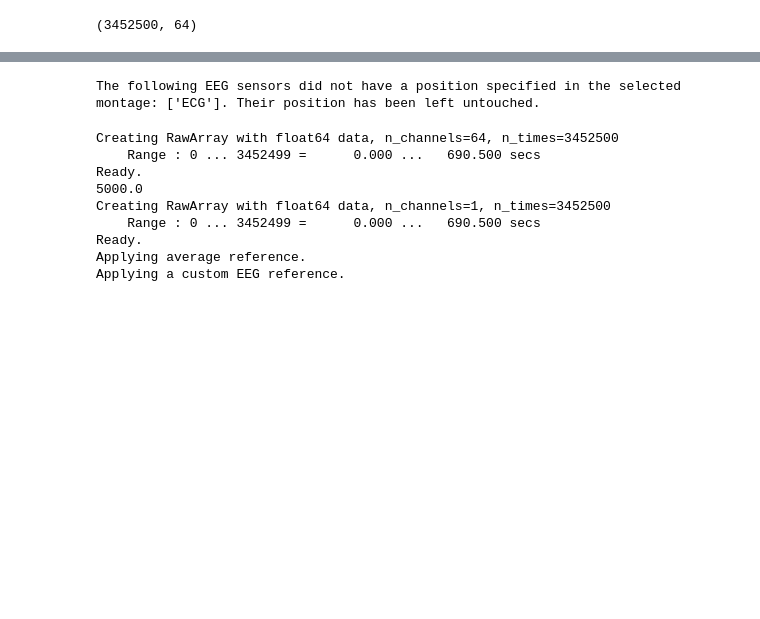
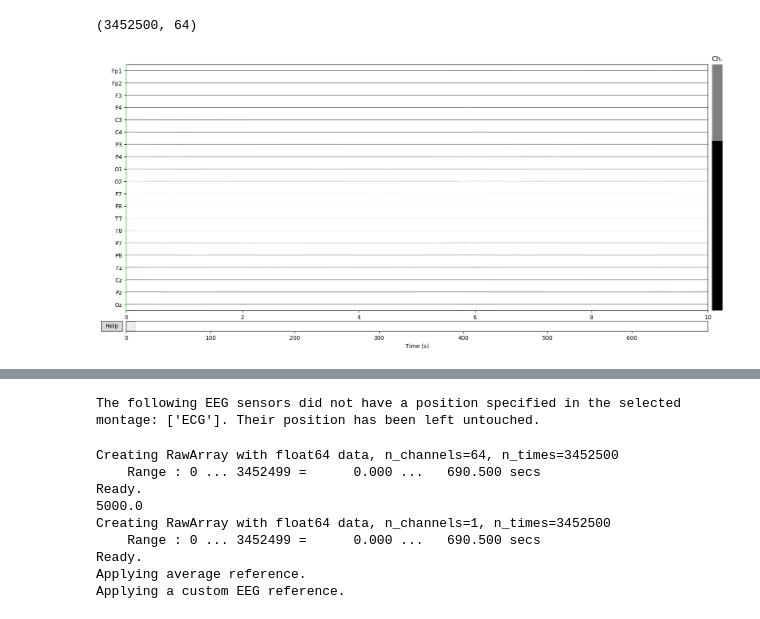
Before and after one commit to jnvandermeer/nf-rtime-preview, a Jupyter notebook: Projects_Templates/2_ReplayExperiment/ReplayExperiment.ipynb, the cells around one changed output, grey strips where cells are left out. Saved outputs shown, nothing was run; the diff lists cells and outputs as text; code cells hidden in the pictures; blank space fills up the shorter version.

```diff
--- a/Projects_Templates/2_ReplayExperiment/ReplayExperiment.ipynb
+++ b/Projects_Templates/2_ReplayExperiment/ReplayExperiment.ipynb
@@ -171,3 +190,7 @@ for key in t.keys():
 alld.shape
 # %% [output]
 (3452500, 64)
+# %%
+raw.plot(scalings='auto')
+# %% [output]
+[figure, added]
```
Also changed, not shown: parts of 13 cells of this notebook.
